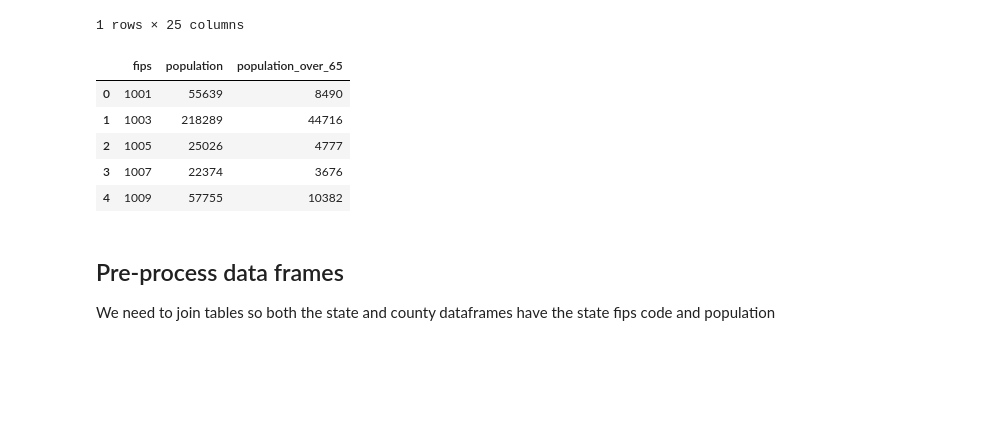
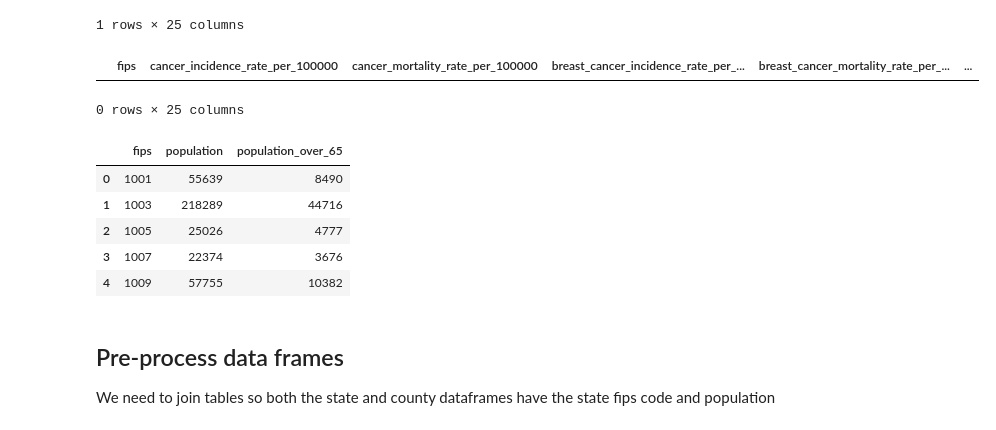
Before and after one commit to agale123/sep-cancer-inequality, a Jupyter notebook: notebooks/cleaning/nci_processing.ipynb, the cells around one changed output. Cells and saved outputs as stored; diff of their text form; code cells hidden in the pictures; blank space fills up the shorter version.

Commit message:
Finish fixing missing counties in the data

```diff
--- a/notebooks/cleaning/nci_processing.ipynb
+++ b/notebooks/cleaning/nci_processing.ipynb
@@ -60,6 +60,15 @@ county[(county["fips"] == 2158) | (county["fips"] == 2158)]
 |  | fips | cancer_incidence_rate_per_100000 | cancer_mortality_rate_per_100000 | breast_cancer_incidence_rate_per_... | breast_cancer_mortality_rate_per_... | ... |
 | 80 | 2158 | NaN | 171.79 | NaN | NaN | ... |
 1 rows × 25 columns
+# %%
+# Drop counties that aren't in our map
+county = county[county["fips"] != 2201]
+county = county[county["fips"] != 2232]
+
+county[(county["fips"] == 2201) | (county["fips"] == 2232)]
+# %% [output]
+|  | fips | cancer_incidence_rate_per_100000 | cancer_mortality_rate_per_100000 | breast_cancer_incidence_rate_per_... | breast_cancer_mortality_rate_per_... | ... |
+0 rows × 25 columns
 # %%
 # Read population counts from the Social Vulnerability Index
 svi = pd.read_csv("../../data/processed/social_vulnerability_index.csv")
```
Also changed, not shown: parts of 3 cells of this notebook, 4 other files.
